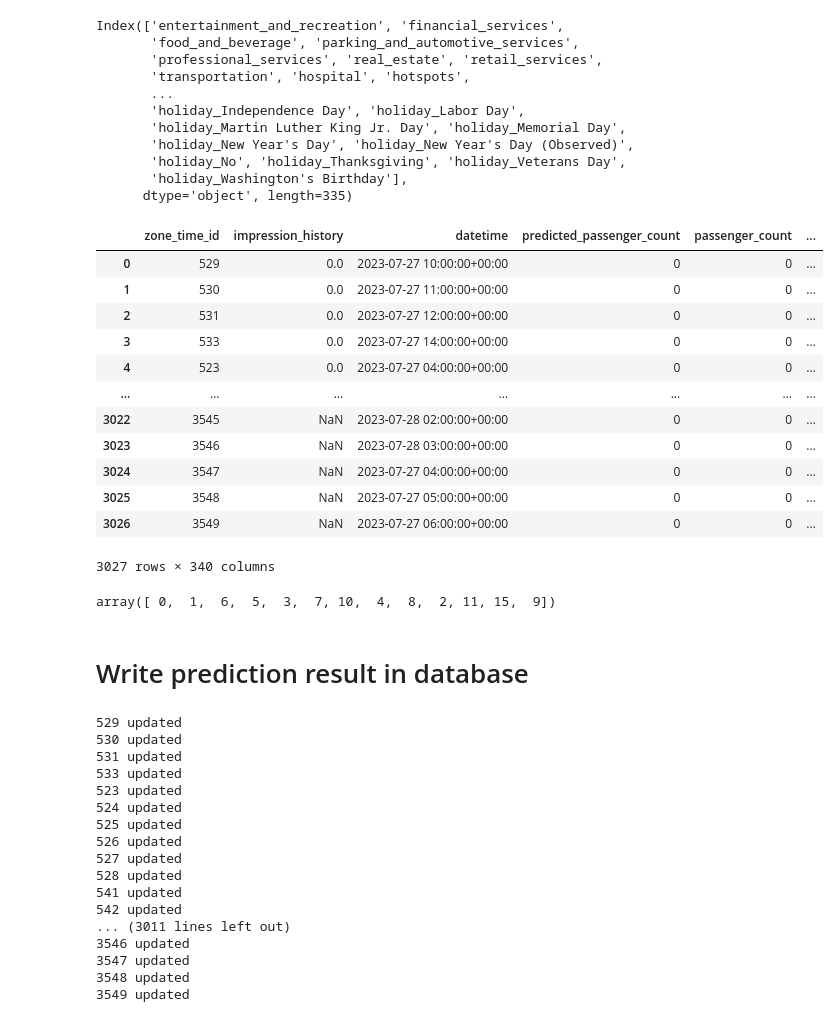
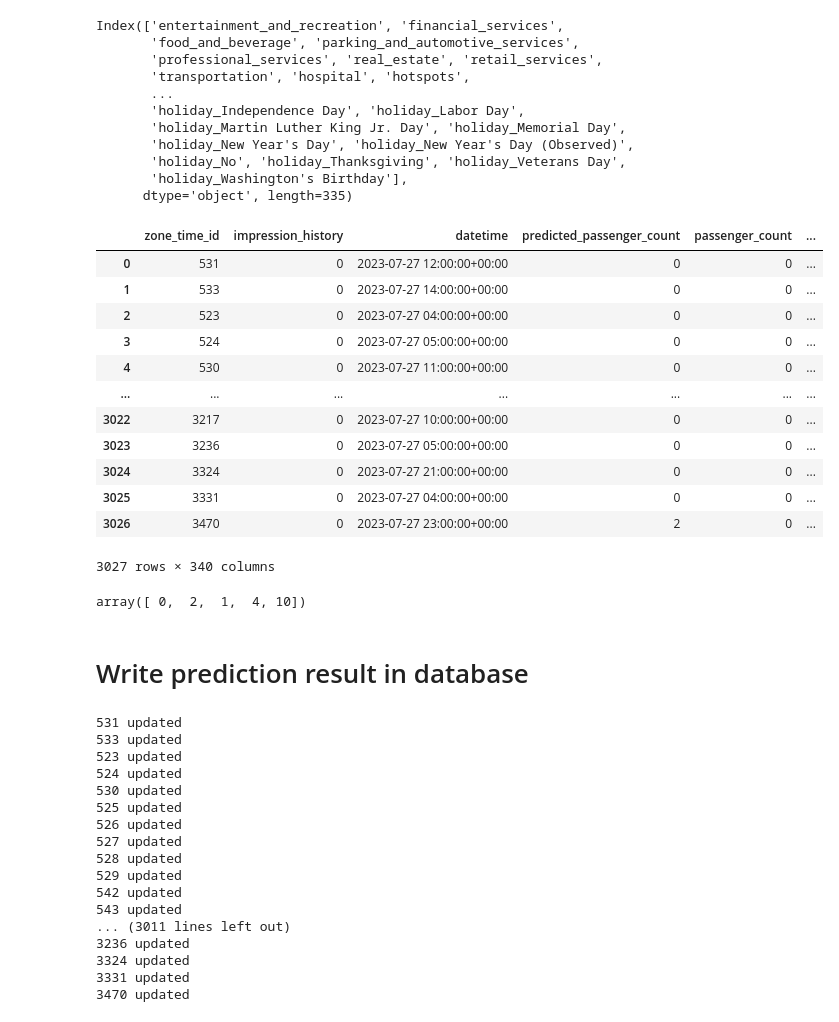
Before and after one commit to minhlynguyen/ucd-project-advantage, a Jupyter notebook: website/main/ml_model_modify_db.ipynb, the cells around one changed output. Drawn from its saved outputs; the diff is of its cells as text; code cells hidden in the pictures.

```diff
--- a/website/main/ml_model_modify_db.ipynb
+++ b/website/main/ml_model_modify_db.ipynb
@@ -22,7 +22,7 @@ os.environ.setdefault('DJANGO_SETTINGS_MODULE', 'rest.settings')
 os.environ["DJANGO_ALLOW_ASYNC_UNSAFE"] = "true"
 django.setup()
 # %%
-zone = ZoneDetail.objects.filter(datetime__date=datetime.date(2023, 7, 27))
+zone = ZoneDetail.objects.filter(impression_predict__isnull=True)
 # %%
 df = pd.DataFrame.from_records(zone.values())
 # %%
@@ -40,5 +38,3 @@ df.head(5)
-# %%
-df['year_month'] = df['year_month'].replace('2023-07','7')
 # %%
 df.rename(columns={'taxi_zone_id': 'taxi_zone', 'impression_predict': 'passenger_count','year_month': 'month'}, inplace=True)
 # %%
@@ -119,7 +118,7 @@ df['holiday'] = pd.Categorical(df['holiday'], categories=['Christmas Day','Chris
                                                          ])
 # %%
 df_pk = df[['zone_time_id','impression_history','datetime']]
-df = df.drop(['zone_time_id','impression_history','datetime'], axis=1)
+df = df.drop(labels=['zone_time_id','impression_history','datetime'], axis=1)
 # %%
 # set up dummies features
 df_dummy = pd.get_dummies(df)
@@ -179,7 +178,8 @@ print(type(target_features))
 # %% [markdown]
 # run pickle
 # %%
-loaded_model = pickle.load(open('basic_XGboost_model_2.2.1.pkl', 'rb'))
+# loaded_model = pickle.load(open('basic_XGboost_model_2.2.1.pkl', 'rb'))
+loaded_model = pickle.load(open('final_XGboost_model.pkl', 'rb'))
 loaded_model
 # %% [output]
 XGBRegressor(base_score=None, booster=None, callbacks=None,
@@ -235,33 +235,33 @@ Index(['entertainment_and_recreation', 'financial_services',
 # %%
 # Convert predictions to a DataFrame
 predictions_df = pd.DataFrame(predictions, columns=['predicted_passenger_count'])
 
 # Reset indices of your target_feature, features DataFrames to align with predictions_df
 # target_feature.reset_index(drop=True, inplace=True)
 # features.reset_index(drop=True, inplace=True)
 
 # Concatenate the target_feature, features and predictions dataframes
-result = pd.concat([df_pk, predictions_df, target_feature, features], axis=1)
+result = pd.concat([df_pk, predictions_df, target_features, features], axis=1)
 
 result
 # %% [output]
 |  | zone_time_id | impression_history | datetime | predicted_passenger_count | passenger_count | ... |
-| 0 | 529 | 0.0 | 2023-07-27 10:00:00+00:00 | 0 | 0 | ... |
-| 1 | 530 | 0.0 | 2023-07-27 11:00:00+00:00 | 0 | 0 | ... |
-| 2 | 531 | 0.0 | 2023-07-27 12:00:00+00:00 | 0 | 0 | ... |
-| 3 | 533 | 0.0 | 2023-07-27 14:00:00+00:00 | 0 | 0 | ... |
-| 4 | 523 | 0.0 | 2023-07-27 04:00:00+00:00 | 0 | 0 | ... |
+| 0 | 531 | 0 | 2023-07-27 12:00:00+00:00 | 0 | 0 | ... |
+| 1 | 533 | 0 | 2023-07-27 14:00:00+00:00 | 0 | 0 | ... |
+| 2 | 523 | 0 | 2023-07-27 04:00:00+00:00 | 0 | 0 | ... |
+| 3 | 524 | 0 | 2023-07-27 05:00:00+00:00 | 0 | 0 | ... |
+| 4 | 530 | 0 | 2023-07-27 11:00:00+00:00 | 0 | 0 | ... |
 | ... | ... | ... | ... | ... | ... | ... |
-| 3022 | 3545 | NaN | 2023-07-28 02:00:00+00:00 | 0 | 0 | ... |
-| 3023 | 3546 | NaN | 2023-07-28 03:00:00+00:00 | 0 | 0 | ... |
-| 3024 | 3547 | NaN | 2023-07-27 04:00:00+00:00 | 0 | 0 | ... |
-| 3025 | 3548 | NaN | 2023-07-27 05:00:00+00:00 | 0 | 0 | ... |
-| 3026 | 3549 | NaN | 2023-07-27 06:00:00+00:00 | 0 | 0 | ... |
+| 3022 | 3217 | 0 | 2023-07-27 10:00:00+00:00 | 0 | 0 | ... |
+| 3023 | 3236 | 0 | 2023-07-27 05:00:00+00:00 | 0 | 0 | ... |
+| 3024 | 3324 | 0 | 2023-07-27 21:00:00+00:00 | 0 | 0 | ... |
+| 3025 | 3331 | 0 | 2023-07-27 04:00:00+00:00 | 0 | 0 | ... |
+| 3026 | 3470 | 0 | 2023-07-27 23:00:00+00:00 | 2 | 0 | ... |
 3027 rows × 340 columns
 # %%
 result['predicted_passenger_count'].unique()
 # %% [output]
-array([ 0,  1,  6,  5,  3,  7, 10,  4,  8,  2, 11, 15,  9])
+array([ 0,  2,  1,  4, 10])
 # %% [markdown]
 # Write prediction result in database
 # %%
@@ -274,20 +274,20 @@ for index, row in result.iterrows():
     zone.filter(zone_time_id=row['zone_time_id']).update(impression_predict=row['predicted_passenger_count'])
     print(row['zone_time_id'],'updated')
 # %% [output]
-529 updated
-530 updated
 531 updated
 533 updated
 523 updated
 524 updated
+530 updated
 525 updated
 526 updated
 527 updated
 528 updated
-541 updated
+529 updated
 542 updated
+543 updated
 ... (3011 lines left out)
-3546 updated
-3547 updated
-3548 updated
-3549 updated
+3236 updated
+3324 updated
+3331 updated
+3470 updated
```
Also changed, not shown: parts of 8 cells of this notebook, 7 other files.
